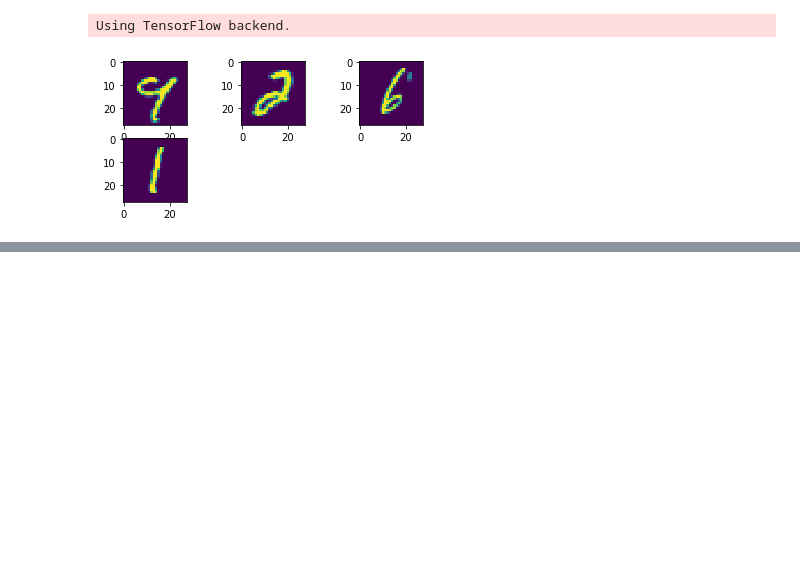
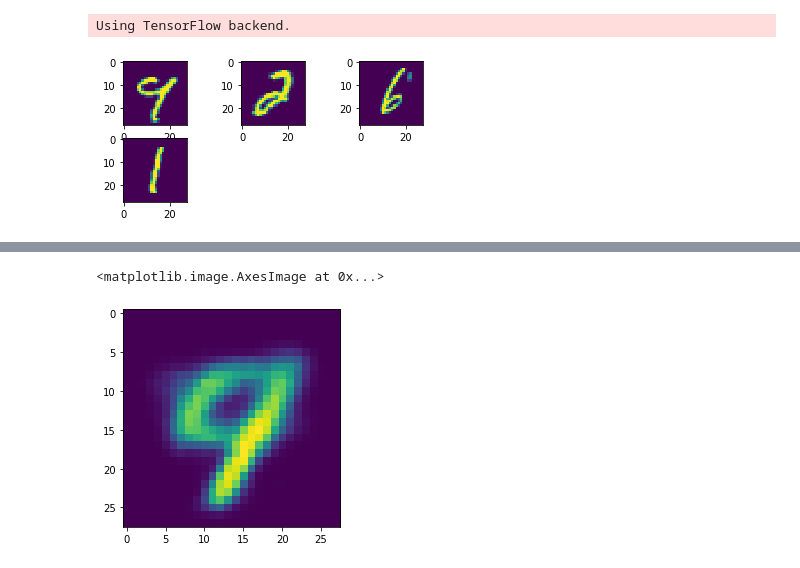
Before and after one commit to samantoz/dsc650, a Jupyter notebook: dsc650/assignments/assignment12/assignment12.ipynb, the cells around one changed output, grey strips where cells are left out. Saved outputs shown, nothing was run; the diff lists cells and outputs as text; code cells hidden in the pictures; blank space fills up the shorter version.

```diff
--- a/dsc650/assignments/assignment12/assignment12.ipynb
+++ b/dsc650/assignments/assignment12/assignment12.ipynb
@@ -61,0 +106,21 @@ x = Dense(32, activation='relu')(x)
+# %%
+# decoder takes the latent vector as input
+decoder_input = Input(shape=(latent_dim,),name ='decoder_input')
+# Need to start with a shape that can be remapped to original image shape
+# add dense layer with dimensions that can be resaped to desired output shape
+x = Dense(conv_shape[1]*conv_shape[2]*conv_shape[3], activation='relu')(decoder_input)
+# reshape to the shape of last conv. layer in the encoder, so we can
+x = Reshape((conv_shape[1], conv_shape[2], conv_shape[3]))(x)
+# upscale (conv2D transpose) back to original shape
+# use Conv2DTranspose to reverse the conv layers defined in the encoder
+x = Conv2DTranspose(32, 3, padding='same', activation='relu',strides=(2, 2))(x)
+#Can add more conv2DTranspose layers, if desired.
+#Using sigmoid activation
+x = Conv2DTranspose(num_channels, 3, padding='same', activation='sigmoid', name='decoder_output')(x)
+
+# Define and summarize decoder model
+decoder = Model(decoder_input, x, name='decoder')
+decoder.summary()
+
+# apply the decoder to the latent sample
+z_decoded = decoder(z)
@@ -61,0 +240,13 @@ x = Dense(32, activation='relu')(x)
+# %%
+# Visualize images
+#Single decoded image with random input latent vector (of size 1x2)
+#Latent space range is about -5 to 5 so pick random values within this range
+#Try starting with -1, 1 and slowly go up to -1.5,1.5 and see how it morphs from
+#one image to the other.
+sample_vector = np.array([[1,-1]])
+decoded_example = decoder.predict(sample_vector)
+decoded_example_reshaped = decoded_example.reshape(img_width, img_height)
+plt.imshow(decoded_example_reshaped)
+# %% [output]
+<matplotlib.image.AxesImage at 0x...>
+[figure, added]
```
Also changed, not shown: parts of 10 cells of this notebook, 1 other file.
